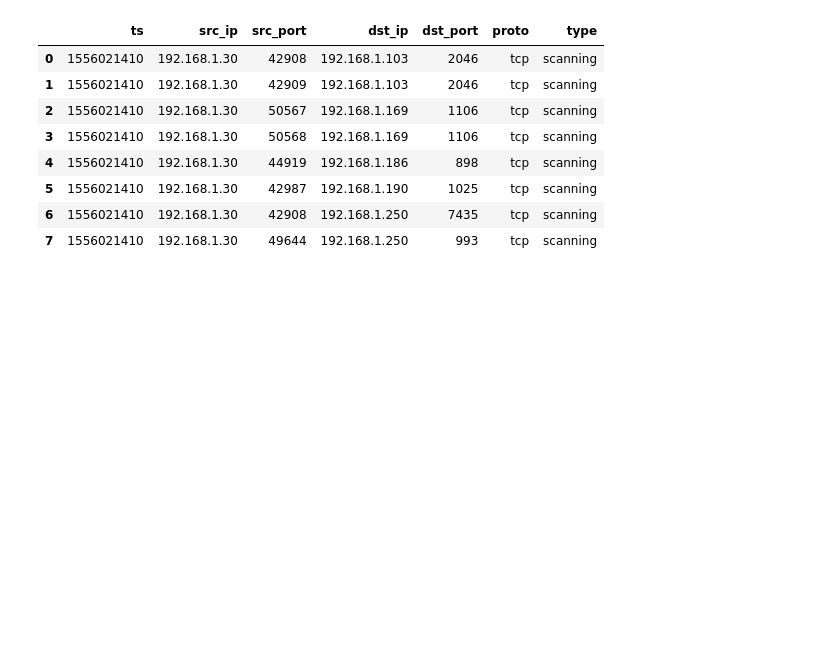
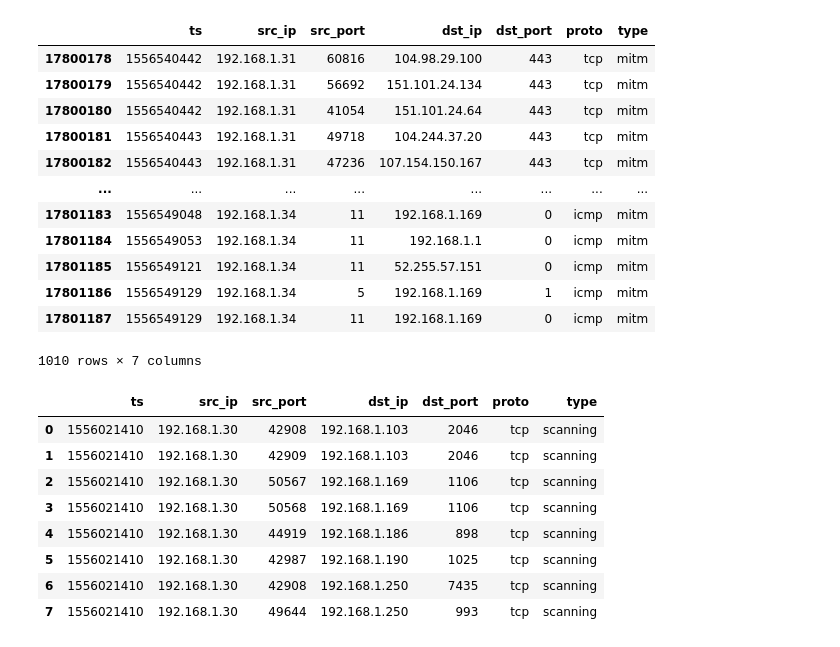
Before and after one commit to 8ethan/DS400-Capstone, a Jupyter notebook: main/df_creation.ipynb, the cells around one changed output. Saved outputs shown, nothing was run; the diff lists cells and outputs as text; code cells hidden in the pictures; blank space fills up the shorter version.

Commit message:
Dataframe creation and model creation

```diff
--- a/main/df_creation.ipynb
+++ b/main/df_creation.ipynb
@@ -16,6 +16,22 @@ for dataset in files:
     truth_df = pd.concat([truth_df, cur], axis=0)
 truth_df.sort_values(by=['ts','src_ip','dst_ip','src_port','dst_port'], inplace=True)
 truth_df.reset_index(drop=True, inplace=True)
+# %%
+truth_df[truth_df['type']=='mitm']
+# %% [output]
+|  | ts | src_ip | src_port | dst_ip | dst_port | proto | type |
+| 17800178 | 1556540442 | 192.168.1.31 | 60816 | 104.98.29.100 | 443 | tcp | mitm |
+| 17800179 | 1556540442 | 192.168.1.31 | 56692 | 151.101.24.134 | 443 | tcp | mitm |
+| 17800180 | 1556540442 | 192.168.1.31 | 41054 | 151.101.24.64 | 443 | tcp | mitm |
+| 17800181 | 1556540443 | 192.168.1.31 | 49718 | 104.244.37.20 | 443 | tcp | mitm |
+| 17800182 | 1556540443 | 192.168.1.31 | 47236 | 107.154.150.167 | 443 | tcp | mitm |
+| ... | ... | ... | ... | ... | ... | ... | ... |
+| 17801183 | 1556549048 | 192.168.1.34 | 11 | 192.168.1.169 | 0 | icmp | mitm |
+| 17801184 | 1556549053 | 192.168.1.34 | 11 | 192.168.1.1 | 0 | icmp | mitm |
+| 17801185 | 1556549121 | 192.168.1.34 | 11 | 52.255.57.151 | 0 | icmp | mitm |
+| 17801186 | 1556549129 | 192.168.1.34 | 5 | 192.168.1.169 | 1 | icmp | mitm |
+| 17801187 | 1556549129 | 192.168.1.34 | 11 | 192.168.1.169 | 0 | icmp | mitm |
+1010 rows × 7 columns
 # %%
 truth_df.head(8)
 # %% [output]
```
Also changed, not shown: 8 other files.
